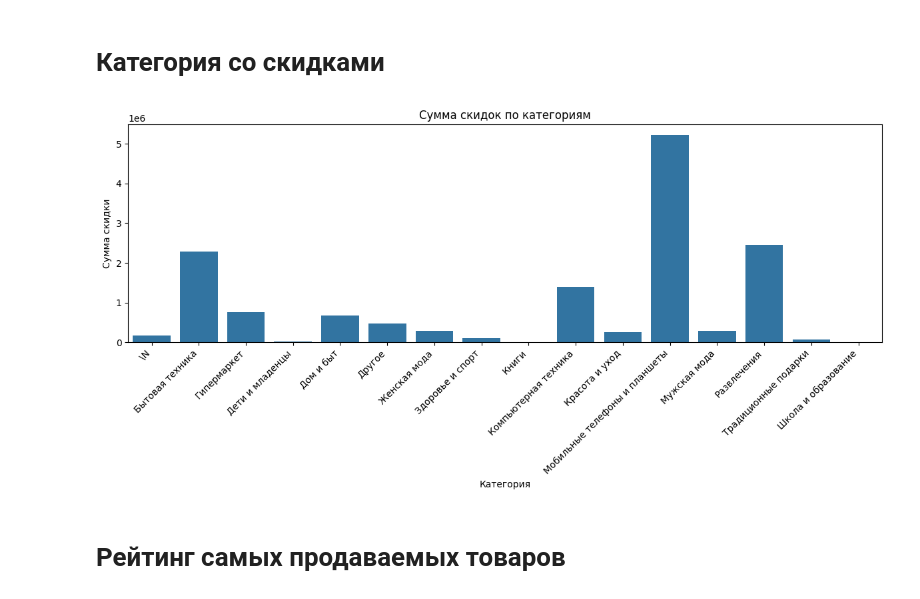
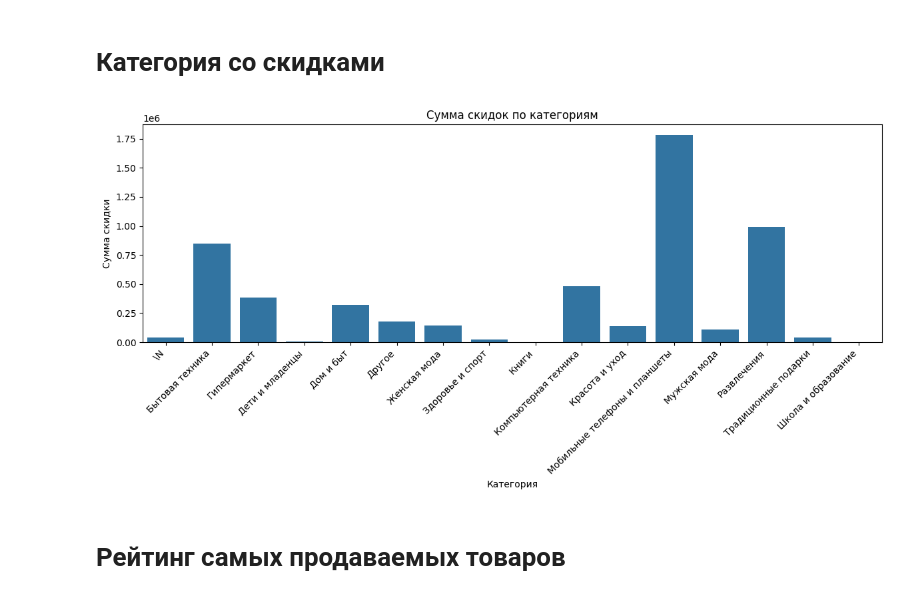
Before and after one commit to OlgaRv/Lesson_INT_AD, a Jupyter notebook: Lesson_01.ipynb, the cells around one changed output. Cells and saved outputs as stored; diff of their text form; code cells hidden in the pictures.

```diff
--- a/Lesson_01.ipynb
+++ b/Lesson_01.ipynb
@@ -333,24 +333,24 @@ plt.show()
 # %%
 # Преобразование столбцов к нужным типам данных (если необходимо)
 df['Сумма скидки'] = pd.to_numeric(df['Сумма скидки'], errors='coerce')
 df['Категория'] = df['Категория'].astype(str)
 
 # Вычисление суммы скидок по категориям
-discount_by_category = df.groupby('Категория').agg({'Сумма скидки': 'sum'}).reset_index()
+discount_by_category = df.query('Статус in ("завершен", "получен")').groupby('Категория').agg({'Сумма скидки': 'sum'}).reset_index()
 
 # Визуализация суммы скидок по категориям
 plt.figure(figsize=(12, 6))
 ax = sns.barplot(x='Категория', y='Сумма скидки', data = discount_by_category)
 ax.set_title('Сумма скидок по категориям')
 ax.set_ylabel('Сумма скидки')
 ax.set_xlabel('Категория')
 
 # Поворот меток оси x и y на 45 градусов для улучшения читаемости
 ax.set_xticklabels(ax.get_xticklabels(), rotation=45, ha='right')
 plt.tight_layout()   # обеспечивает правильное размещение меток
 plt.show()
 # %% [output]
-[figure, old version]
+[figure, new version]
 # %% [markdown]
 # Рейтинг самых продаваемых товаров
 # %%
```
Also changed, not shown: parts of 7 cells of this notebook.
